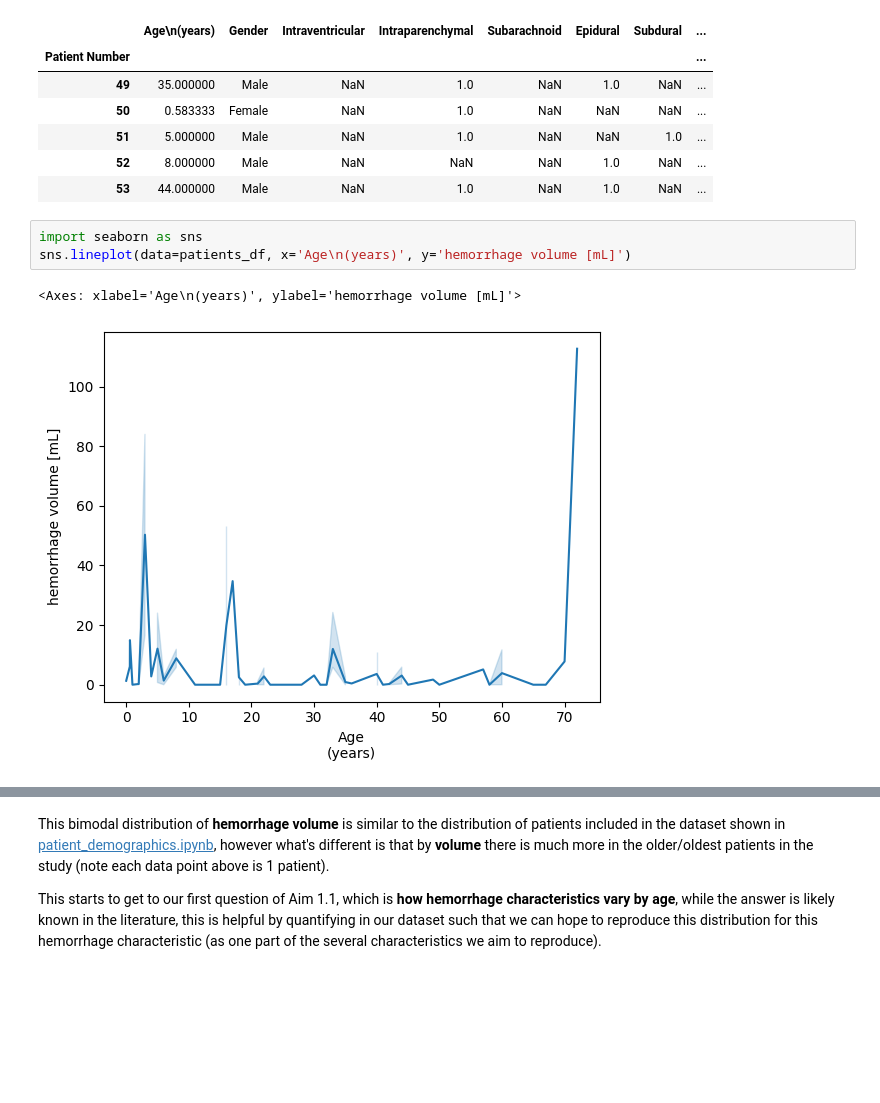
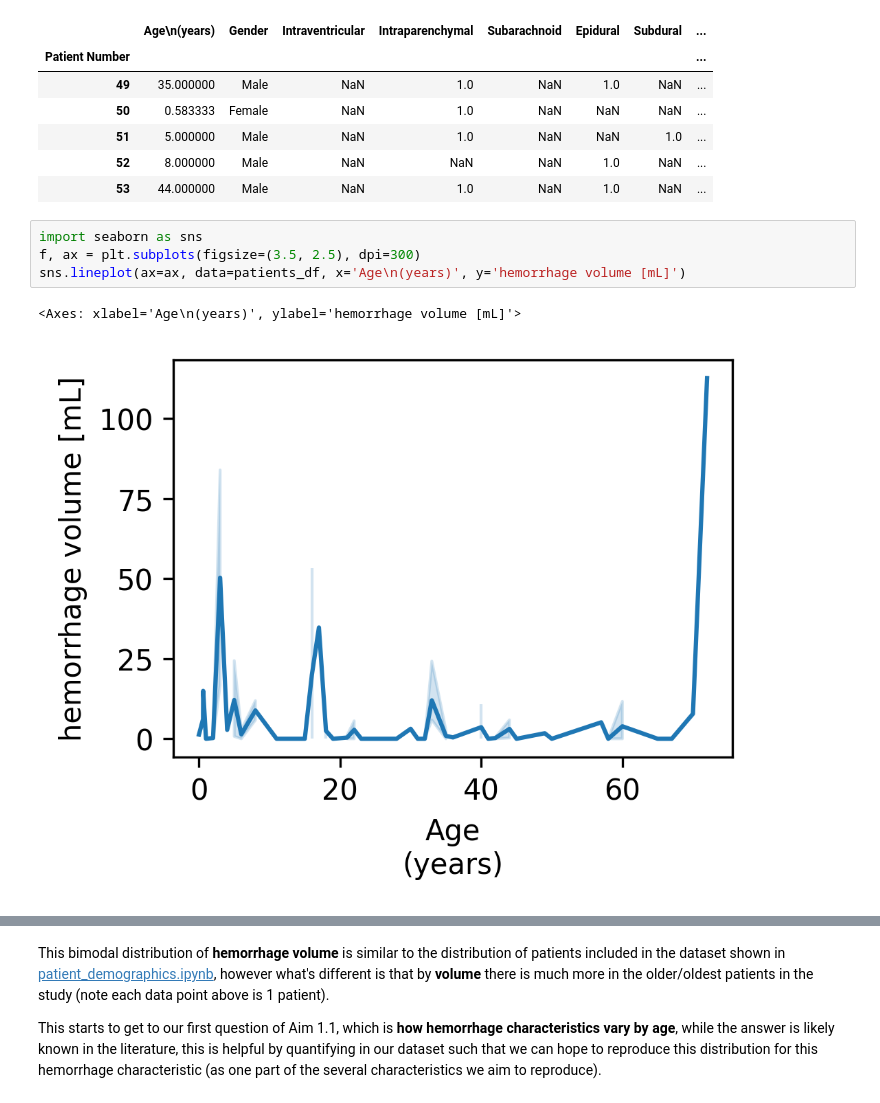
Before and after one commit to brandonjnelsonFDA/PedSilicoICH, a Jupyter notebook: notebooks/basic_eda.ipynb, the cells around one changed output, grey strips where cells are left out. Saved outputs shown, nothing was run; the diff lists cells and outputs as text; blank space fills up the shorter version.

```diff
--- a/notebooks/basic_eda.ipynb
+++ b/notebooks/basic_eda.ipynb
@@ -342,7 +335,8 @@ patients_df.head()
 | 53 | 44.000000 | Male | NaN | 1.0 | NaN | 1.0 | NaN | ... |
 # %%
 import seaborn as sns
-sns.lineplot(data=patients_df, x='Age\n(years)', y='hemorrhage volume [mL]')
+f, ax = plt.subplots(figsize=(3.5, 2.5), dpi=300)
+sns.lineplot(ax=ax, data=patients_df, x='Age\n(years)', y='hemorrhage volume [mL]')
 # %% [output]
 <Axes: xlabel='Age\n(years)', ylabel='hemorrhage volume [mL]'>
-[figure, old version]
+[figure, new version]
```
Also changed, not shown: parts of 3 cells of this notebook, 1 other file.
